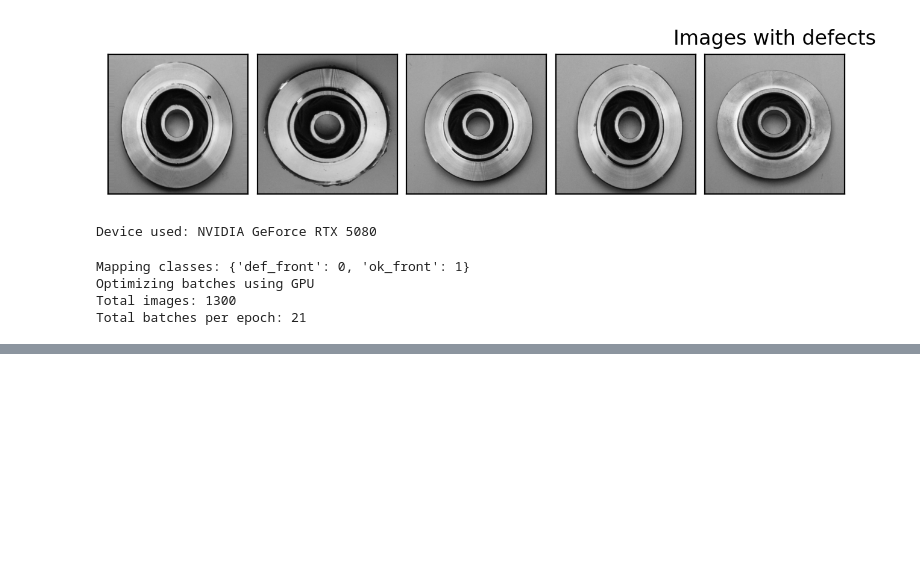
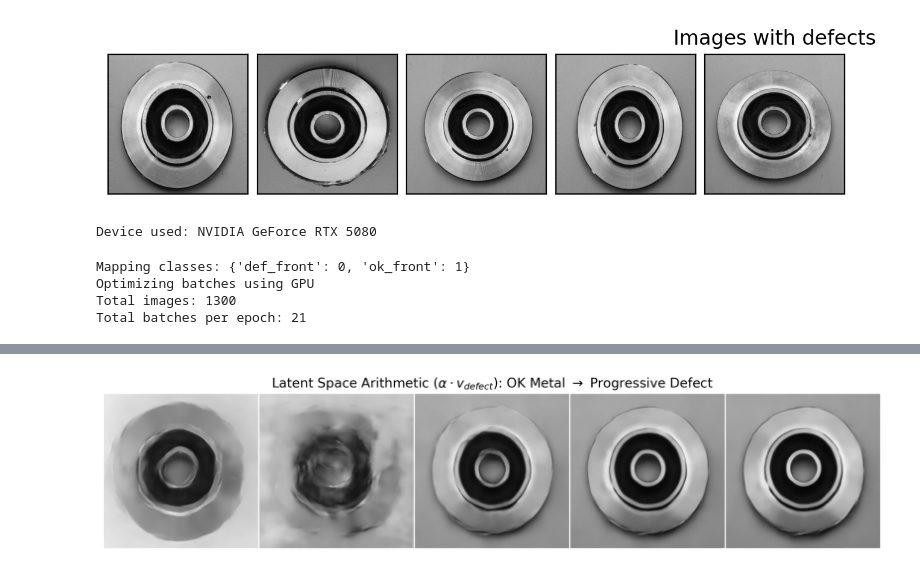
Before and after one commit to StevoAngel/3D_Defect_Models, a Jupyter notebook: notebooks/15.CVAE_GAN_GoogleNet.ipynb, the cells around one changed output, grey strips where cells are left out. Saved outputs shown, nothing was run; the diff lists cells and outputs as text; code cells hidden in the pictures; blank space fills up the shorter version.

Commit message:
Testing latent space arithmetich with  encoder in the last models

```diff
--- a/notebooks/15.CVAE_GAN_GoogleNet.ipynb
+++ b/notebooks/15.CVAE_GAN_GoogleNet.ipynb
@@ -642,0 +690,46 @@ Training finished.
+# %%
+def generate_defect_progression_fixed(decoder, centroid_base, direction_vector, label_ok, label_def, device):
+    decoder.eval()
+    alphas = [0.0, 0.5, 1.0, 1.5, 2.0]
+    generated_images = []
+    with torch.no_grad():
+        for alpha in alphas:
+            z_modified = (centroid_base + alpha * direction_vector).unsqueeze(0)
+            # Interpola el label junto con z
+            label_interp = (1 - min(alpha, 1.0)) * label_ok + min(alpha, 1.0) * label_def
+            img_tensor = decoder(z_modified, label_interp)
+            generated_images.append(img_tensor)
+    progression_tensor = torch.cat(generated_images, dim=0)
+    progression_tensor = progression_tensor * 0.5 + 0.5
+    grid = make_grid(progression_tensor, nrow=5, padding=2, pad_value=1.0)
+    grid_np = grid.cpu().numpy().transpose((1, 2, 0))
+    plt.figure(figsize=(15, 4), dpi=200)
+    plt.imshow(grid_np)
+    plt.axis('off')
+    plt.title(r"Latent Space Arithmetic ($\alpha \cdot v_{defect}$): OK Metal $\rightarrow$ Progressive Defect", fontsize=14)
+    plt.show()
+
+
+# Labels
+idx_ok  = dataset.class_to_idx['ok_front']
+idx_def = dataset.class_to_idx['def_front']
+
+
+label_ok_single  = torch.zeros(1, 2).to(device)
+label_ok_single[0, idx_ok] = 1.0
+
+label_bad_single = torch.zeros(1, 2).to(device)
+label_bad_single[0, idx_def] = 1.0
+
+# Generate the progression of defects:
+generate_defect_progression_fixed(
+    decoder=cvae.decoder,
+    centroid_base=centroid_ok,
+    direction_vector=vector_defect,
+    label_ok=label_ok_single,
+
+    label_def=label_bad_single,
+    device=device
+)
+# %% [output]
+[figure, added]
```
Also changed, not shown: parts of 3 cells of this notebook, 1 other file.
